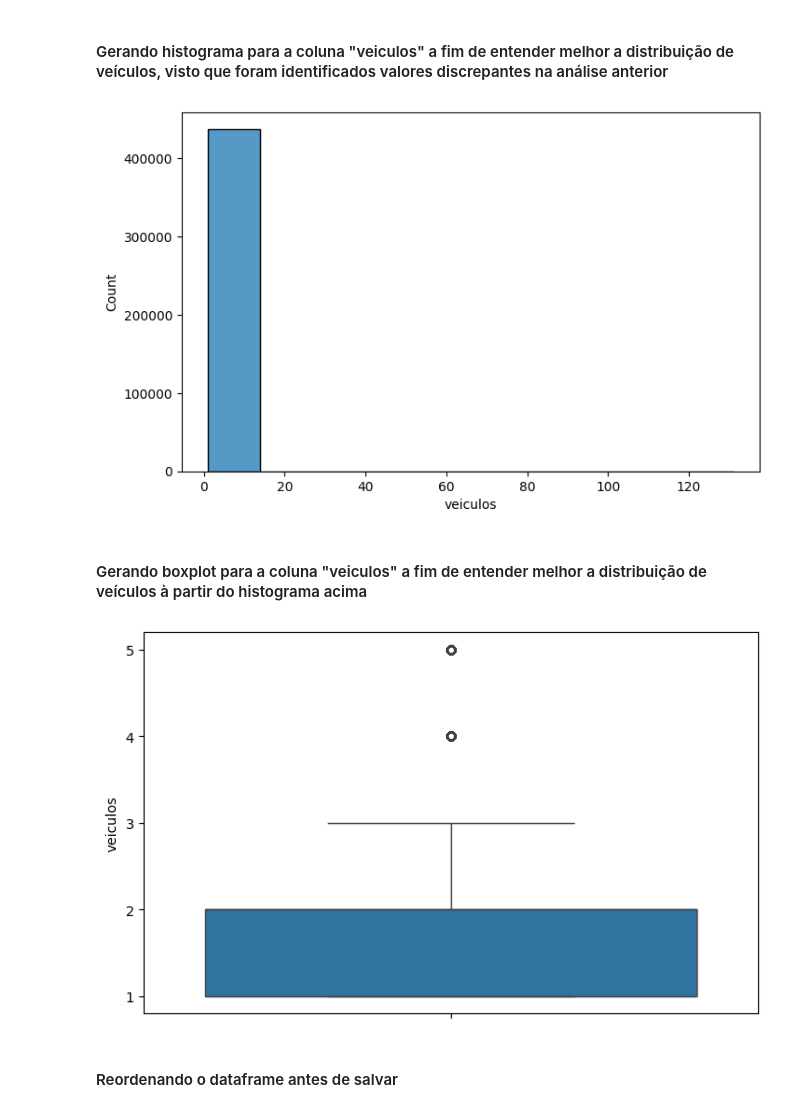
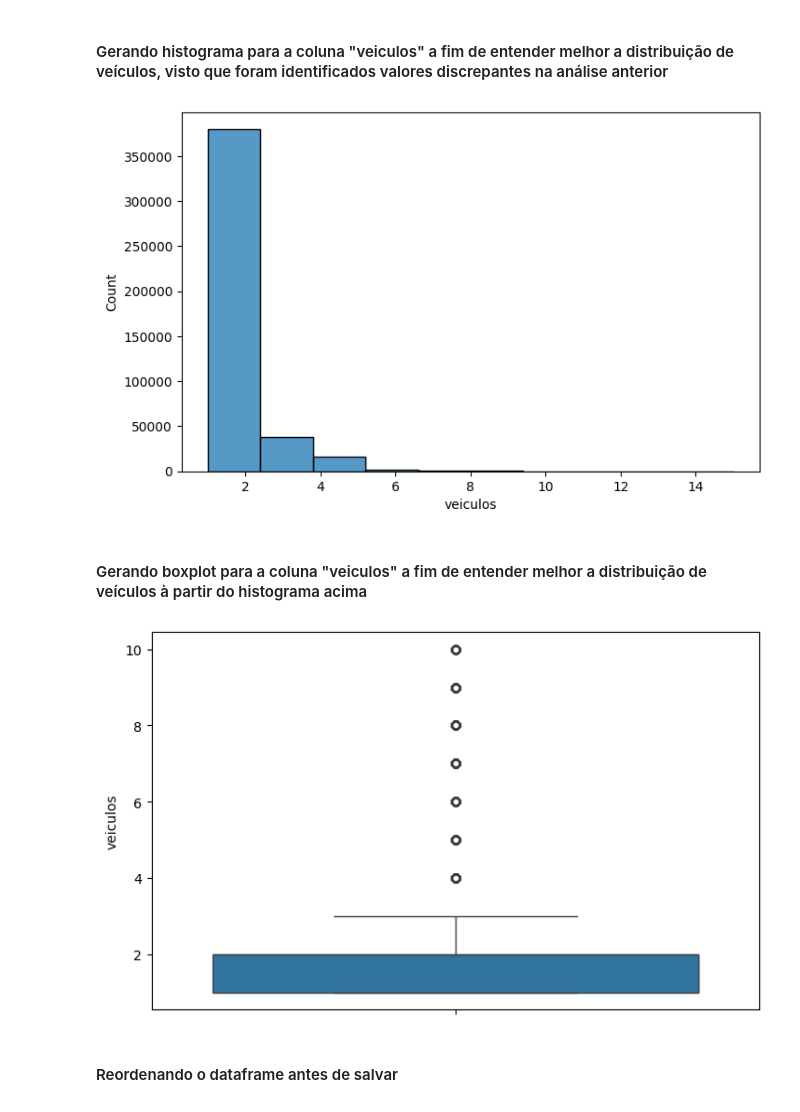
Before and after one commit to evidal1990/coderhouse_datascience, a Jupyter notebook: wrangling/data_wrangling.ipynb, the cells around one changed output. Saved outputs shown, nothing was run; the diff lists cells and outputs as text; code cells hidden in the pictures.

Commit message:
Tratamento da coluna veiculos para remover frequência menor do que 7

```diff
--- a/wrangling/data_wrangling.ipynb
+++ b/wrangling/data_wrangling.ipynb
@@ -906,12 +906,13 @@ Name: count, Length: 74, dtype: int64
 #### Tratamento da coluna "pessoas" para remover linhas, onde a frequência da quantidade de pessoas envolvidas, em um acidente, é menor que 7 (menos de 1 ocorrência por ano)
 # %%
 frequency = 7
-filtered_people = df_accidents["pessoas"].value_counts()
-filtered_people = filtered_people[filtered_people <= frequency].index
+df = df_accidents["pessoas"]
 
-people_indexes = df_accidents[df_accidents["pessoas"].isin(
-    filtered_people)].index
+df_values = df.value_counts()
+df_values = df_values[df_values <= frequency].index
 
-df_accidents = df_accidents.drop(people_indexes)
-df_accidents["pessoas"].value_counts().tail(20)
+indexes_to_remove = df_accidents[df.isin(df_values)].index
+
+df_accidents = df_accidents.drop(indexes_to_remove)
+df.describe()
 # %% [output]
@@ -1004 +997,12 @@ veiculos
 Name: count, dtype: int64
+# %%
+frequency = 7
+df = df_accidents["veiculos"]
+
+df_values = df.value_counts()
+df_values = df_values[df_values <= frequency].index
+
+indexes_to_remove = df_accidents[df.isin(df_values)].index
+
+df_accidents = df_accidents.drop(indexes_to_remove)
+df.describe()
@@ -1009,21 +1023,21 @@ plt.figure(figsize=(8, 5))
 sns.histplot(df_accidents["veiculos"], bins=10)
 plt.show()
 # %% [output]
-[figure, old version]
+[figure, new version]
 # %% [markdown]
 #### Gerando boxplot para a coluna "veiculos" a fim de entender melhor a distribuição de veículos à partir do histograma acima
 # %%
-vehicles_limit = 5
+vehicles_limit = 10
 data = df_accidents[df_accidents["veiculos"] <= vehicles_limit]
 plt.figure(figsize=(8, 5))
 sns.boxplot(data["veiculos"])
 plt.gca().yaxis.set_major_locator(
-    mticker.MultipleLocator(1))
+    mticker.MultipleLocator(2))
 plt.gca().yaxis.set_major_formatter(
     mticker.StrMethodFormatter("{x:.0f}"))
 plt.show()
 # %% [output]
-[figure, old version]
+[figure, new version]
 # %% [markdown]
 #### Reordenando o dataframe antes de salvar
 # %%
```
Also changed, not shown: parts of 3 cells of this notebook.
